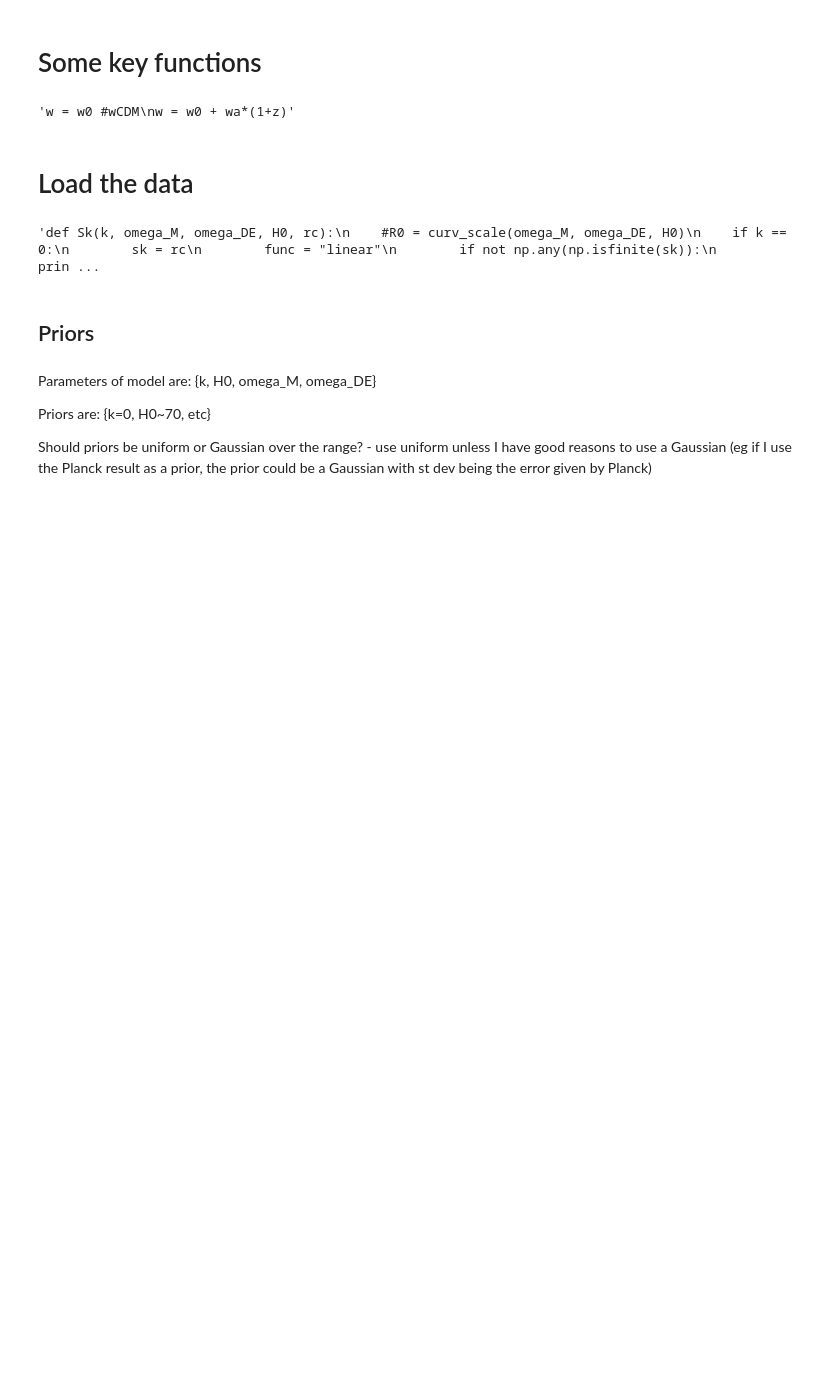
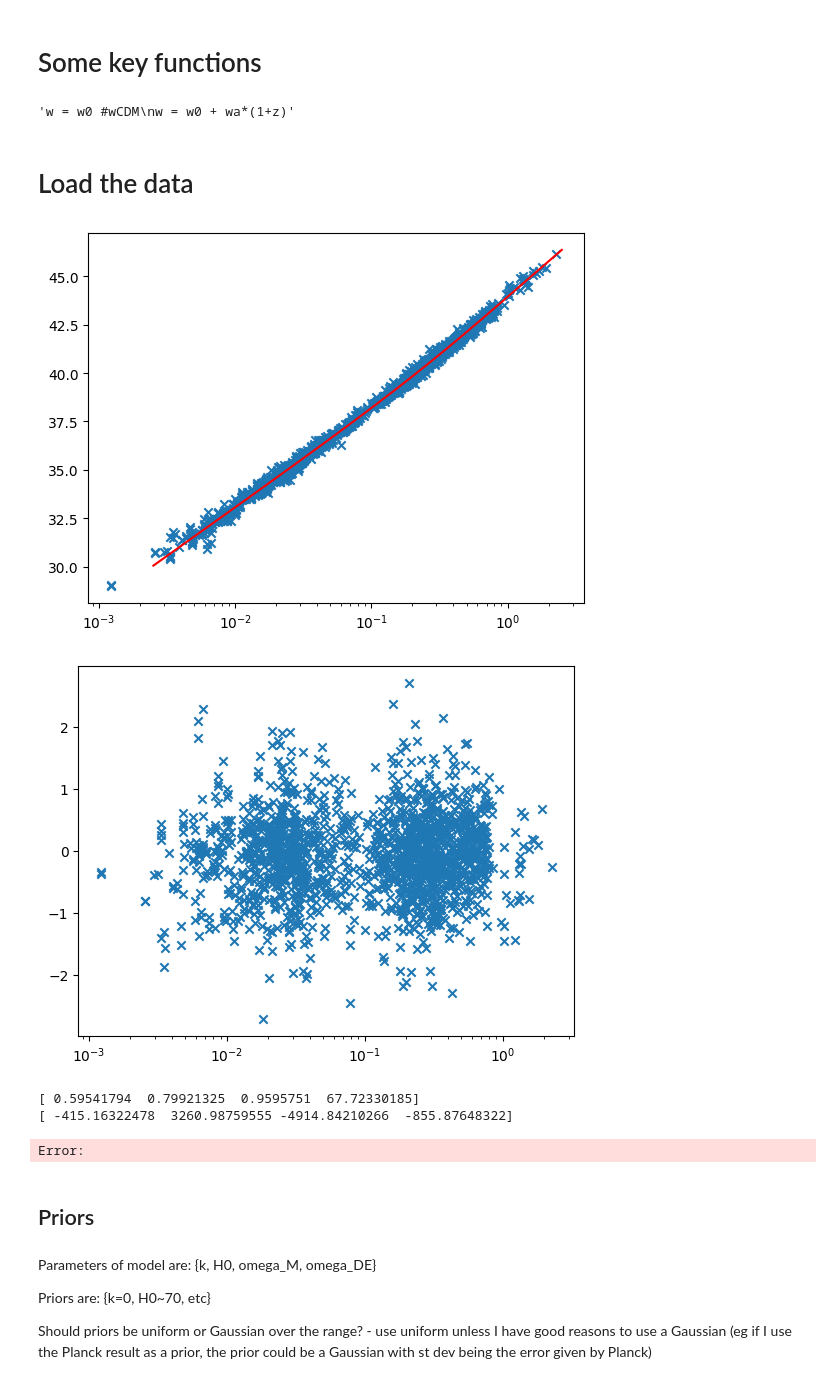
Before and after one commit to LightningMinion/Supernova-Cosmology, a Jupyter notebook: extension-code.ipynb, the cells around one changed output. Drawn from its saved outputs; the diff is of its cells as text; code cells hidden in the pictures; blank space fills up the shorter version.

```diff
--- a/extension-code.ipynb
+++ b/extension-code.ipynb
@@ -79,7 +61,7 @@ w = w0 + wa*(1+z)"""
 # %% [markdown]
 # Load the data
 # %%
-sn_z, sn_z_err, sn_mu, = np.loadtxt("pantheon-plus+SH0ES-SN.txt", usecols=(2,3,4), unpack = True)
+sn_z, sn_z_err, sn_mu, sn_mu_err = np.loadtxt("pantheon-plus+SH0ES-SN.txt", usecols=(2,3,4,5), unpack = True)
 sort_IDs = np.argsort(sn_z)
 sn_z = sn_z[sort_IDs]
 sn_mu = sn_mu[sort_IDs]
@@ -92,33 +74,41 @@ covmat.shape
 for i in range(covmat_file_dim):
     covmat[i] = covmat_file[i*covmat_file_dim:(i+1)*covmat_file_dim]
 covmat_inv = np.linalg.inv(covmat)
-#print(f"z: {sn_z}\ndist mod: {sn_mu}\ncov matrix inverse: {covmat_inv}")
-#for val in sn_mu:
-    #print(val)
-
-"""def Sk(k, omega_M, omega_DE, H0, rc):
-    #R0 = curv_scale(omega_M, omega_DE, H0)
-    if k == 0:
-        sk = rc
-        func = "linear"
-        if not np.any(np.isfinite(sk)):
-            print(f"sk is not positive. RO: , k: {k}, r_c: {rc}, function: {func}")
-    elif k > 0:
-        sk = np.sin(np.sqrt(k)*rc)/np.sqrt(k)
-        func = "sin"
-        if not np.any(np.isfinite(sk)):
-            print(f"sk is not positive. RO: , k: {k}, r_c: {rc}, function: {func}")
-    elif k < 0:
-        #sk = np.sinh(np.sqrt(np.abs(k))*rc)/np.sqrt(np.abs(k))
-        sk = rc
-        func = "sinh"
-        if not np.any(np.isfinite(sk)):
-            print(f"sk is not positive. RO: , k: {k}, r_c: {rc}, function: {func}")
-    return np.abs(sk)
-    #if not np.any(np.isfinite(dist_mod)):
-    #print(f"error with distance modulus?: {dist_mod}, variables are: {z}, {k}, {omega_M}, {omega_DE}, {H0}; sk: {s_k}, dl: {dl}, r_c: {rc}")"""
-# %% [output]
-'def Sk(k, omega_M, omega_DE, H0, rc):\n    #R0 = curv_scale(omega_M, omega_DE, H0)\n    if k == 0:\n        sk = rc\n        func = "linear"\n        if not np.any(np.isfinite(sk)):\n            prin ...
+# %%
+plt.figure(1)
+plt.scatter(sn_z, sn_mu, marker = "x")
+z_test = np.linspace(0, 2.5, 1000)
+mu_test = dist_modulus(z_test, 0, 0.334, 0.666, 73.6)
+plt.plot(z_test, mu_test, color = "r")
+plt.xscale("log")
+
+plt.show()
+resids = (dist_modulus(sn_z, 0, 0.334, 0.666, 73.6) - sn_mu)/sn_mu_err
+plt.figure(2)
+plt.scatter(sn_z, resids, marker = "x")
+plt.xscale("log")
+plt.show()
+# %% [output]
+[figure, added]
+[figure, added]
+# %%
+initial = [0, 0.3, 0.7, 70]
+popt, cov = scp.optimize.curve_fit(dist_mod_2, sn_z, sn_mu, sigma = sn_mu_err, absolute_sigma=True, p0=initial, check_finite=True)
+print(popt)
+def log_likelihood2(theta, z, mu, muerr):
+    omega_k, omega_M, omega_DE, H0 = theta
+    model = dist_modulus(z, omega_k, omega_M, omega_DE, H0)
+    resids = mu - model
+    chi2 = np.sum(resids**2/muerr**2)
+    return -0.5*chi2
+
+nll = lambda *args: -log_likelihood2(*args)
+soln = scp.optimize.minimize(nll, initial, args=(sn_z, sn_mu, sn_mu_err))
+print(soln.x)
+# %% [output]
+[ 0.59541794  0.79921325  0.9595751  67.72330185]
+[ -415.16322478  3260.98759555 -4914.84210266  -855.87648322]
+Error:
 # %% [markdown]
 ## Priors
 # %% [markdown]
```
Also changed, not shown: parts of 10 cells of this notebook, 5 other files.
